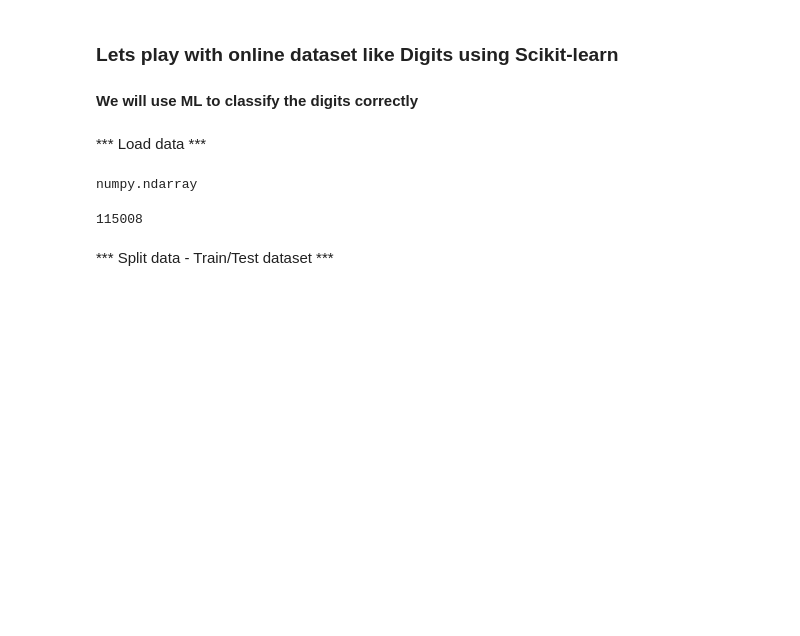
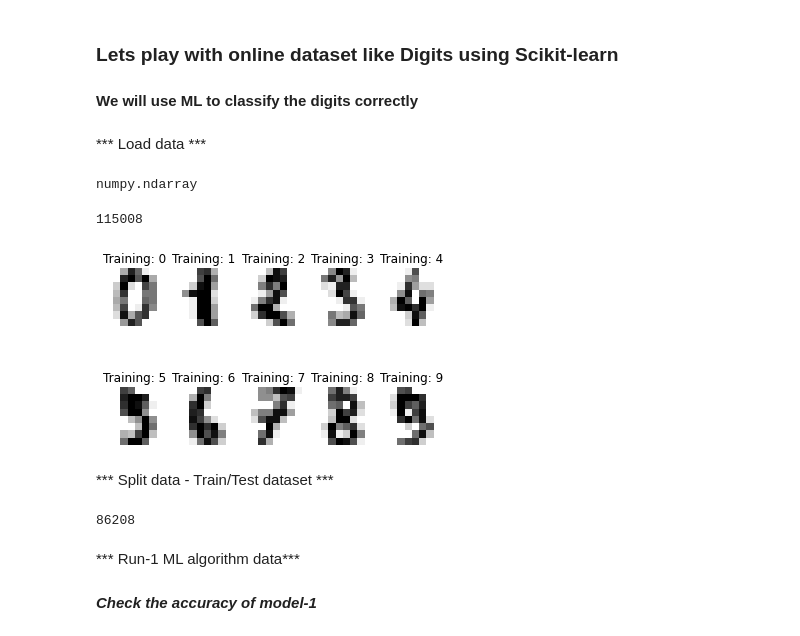
Before and after one commit to sandeep-mewara/machine-learning, a Jupyter notebook: ml-workflow-basic-3.ipynb, the cells around one changed output. Drawn from its saved outputs; the diff is of its cells as text; code cells hidden in the pictures; blank space fills up the shorter version.

Commit message:
Example 3 of digits updated

```diff
--- a/ml-workflow-basic-3.ipynb
+++ b/ml-workflow-basic-3.ipynb
@@ -25,5 +25,25 @@ numpy.ndarray
 print(X.size)
 # %% [output]
 115008
+# %%
+### Let's check FIRST 10 images in the dataset
+images_and_labels = list(zip(digits.images, digits.target))
+
+for index, (image, label) in enumerate(images_and_labels[:10]):
+    plt.subplot(2, 5, index + 1)
+    plt.axis('off')
+    plt.imshow(image, cmap=plt.cm.gray_r, interpolation='nearest')
+    plt.title('Training: %i' % label)
+# %% [output]
+[figure, added]
 # %% [markdown]
 *** Split data - Train/Test dataset ***
+# %%
+from sklearn.model_selection import train_test_split
+
+X_train, X_test, y_train, y_test = train_test_split(X, y)
+print(X_train.size)
+# %% [output]
+86208
+# %% [markdown]
+*** Run-1 ML algorithm data***
@@ -29,0 +57,2 @@ print(X.size)
+# %% [markdown]
+***Check the accuracy of model-1***
```
Also changed, not shown: parts of 11 cells of this notebook, 1 other file.
